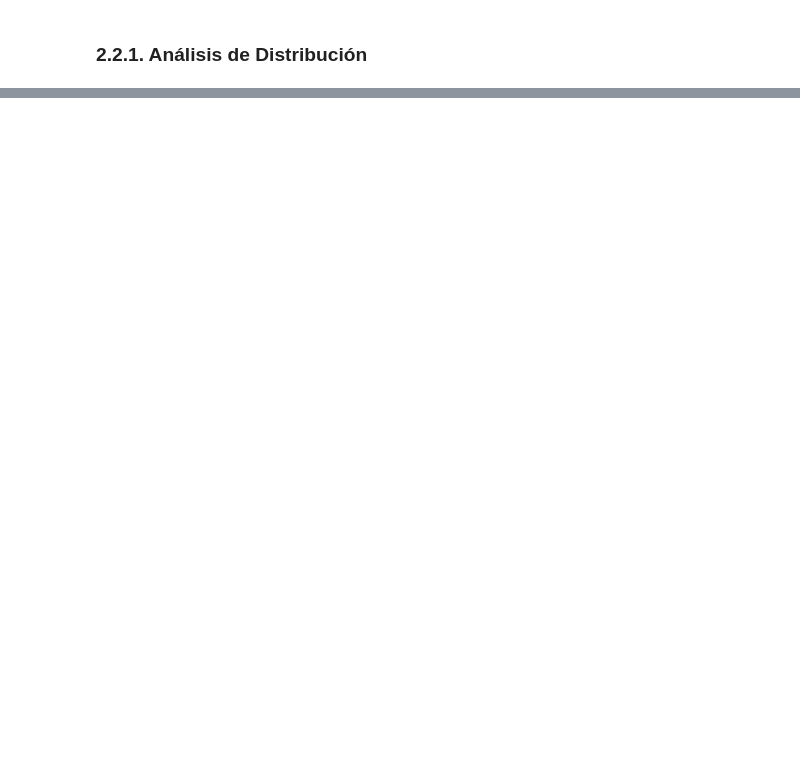
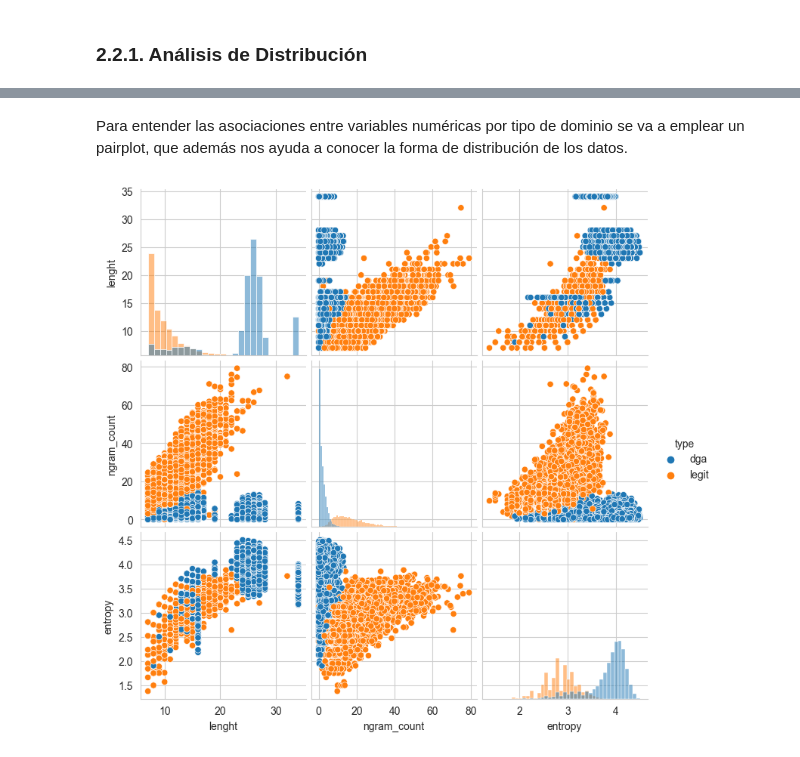
Before and after one commit to jpheredia/DGA_Classification, a Jupyter notebook: Project_notebook.ipynb, the cells around one changed output, grey strips where cells are left out. Cells and saved outputs as stored; diff of their text form; code cells hidden in the pictures; blank space fills up the shorter version.

```diff
--- a/Project_notebook.ipynb
+++ b/Project_notebook.ipynb
@@ -200,0 +162,7 @@ Podemos observar cuanto correlacionadas están las variables con la variable tar
+# %% [markdown]
+Para entender las asociaciones entre variables numéricas por tipo de dominio se va a emplear un pairplot, que además nos ayuda a conocer la forma de distribución de los datos.
+# %%
+sns.pairplot(df, hue='type', diag_kind='hist')  # diag_kind puede ser 'hist' o 'kde'
+plt.show()
+# %% [output]
+[figure, added]
```
Also changed, not shown: parts of 38 cells of this notebook.
